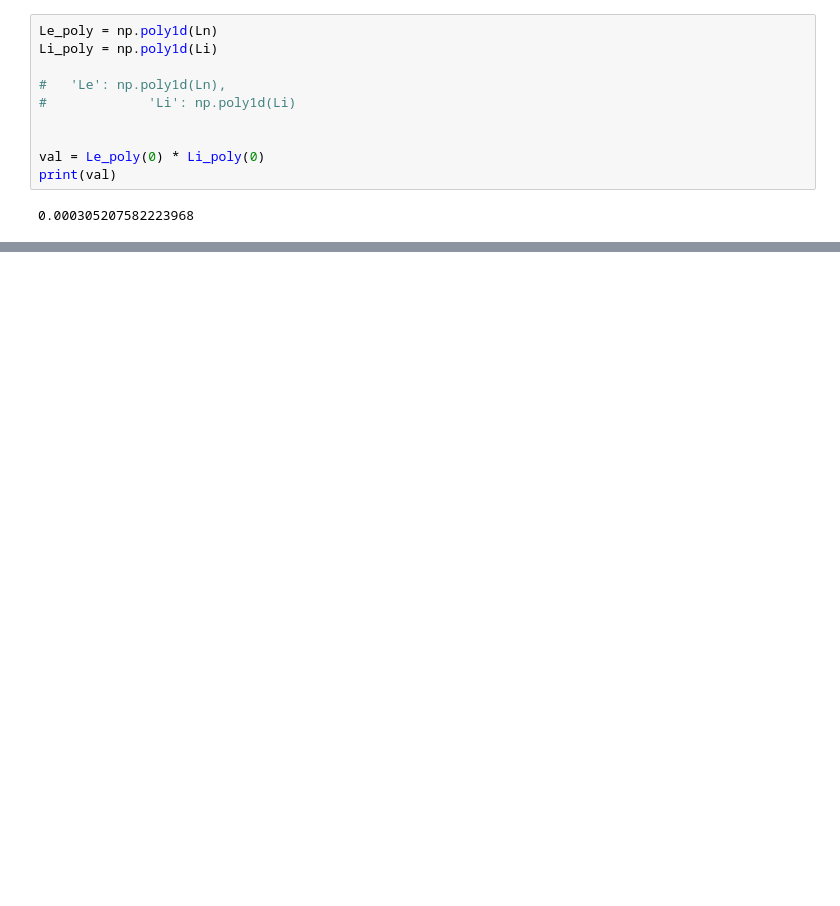
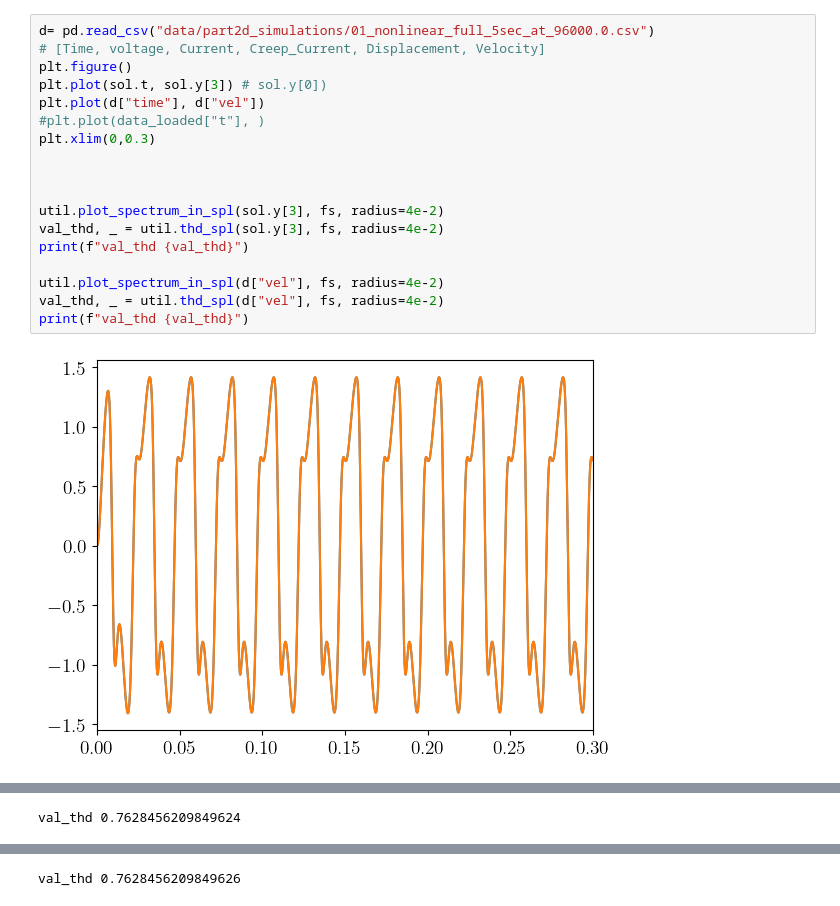
Before and after one commit to istlf/non-linear-transducers-project, a Jupyter notebook: Lab E - part 2 - non linear magnetic force .ipynb, the cells around one changed output, grey strips where cells are left out. Drawn from its saved outputs; the diff is of its cells as text; blank space fills up the shorter version.

```diff
--- a/Lab E - part 2 - non linear magnetic force .ipynb
+++ b/Lab E - part 2 - non linear magnetic force .ipynb
@@ -236,13 +203,21 @@ Saved: data/part2d_simulations/01_nonlinear_full.csv
 All simulations complete.
-# %%
-Le_poly = np.poly1d(Ln)
-Li_poly = np.poly1d(Li)
-
-#   'Le': np.poly1d(Ln),
-#             'Li': np.poly1d(Li)
-
-
-val = Le_poly(0) * Li_poly(0)
-print(val)
-# %% [output]
-0.000305207582223968
+# %%
+d= pd.read_csv("data/part2d_simulations/01_nonlinear_full_5sec_at_96000.0.csv")
+# [Time, voltage, Current, Creep_Current, Displacement, Velocity]
+plt.figure()
+plt.plot(sol.t, sol.y[3]) # sol.y[0])
+plt.plot(d["time"], d["vel"])
+#plt.plot(data_loaded["t"], )
+plt.xlim(0,0.3)
+
+
+
+util.plot_spectrum_in_spl(sol.y[3], fs, radius=4e-2)
+val_thd, _ = util.thd_spl(sol.y[3], fs, radius=4e-2)
+print(f"val_thd {val_thd}")
+
+util.plot_spectrum_in_spl(d["vel"], fs, radius=4e-2)
+val_thd, _ = util.thd_spl(d["vel"], fs, radius=4e-2)
+print(f"val_thd {val_thd}")
+# %% [output]
+[figure, added]
@@ -248,0 +225 @@ print(val)
+val_thd 0.7628456209849624
@@ -249,3 +227,4 @@ print(val)
+val_thd 0.7628456209849626
 # %%
 import pandas as pd
 import matplotlib.pyplot as plt
```
Also changed, not shown: parts of 3 cells of this notebook, 6 other files.
